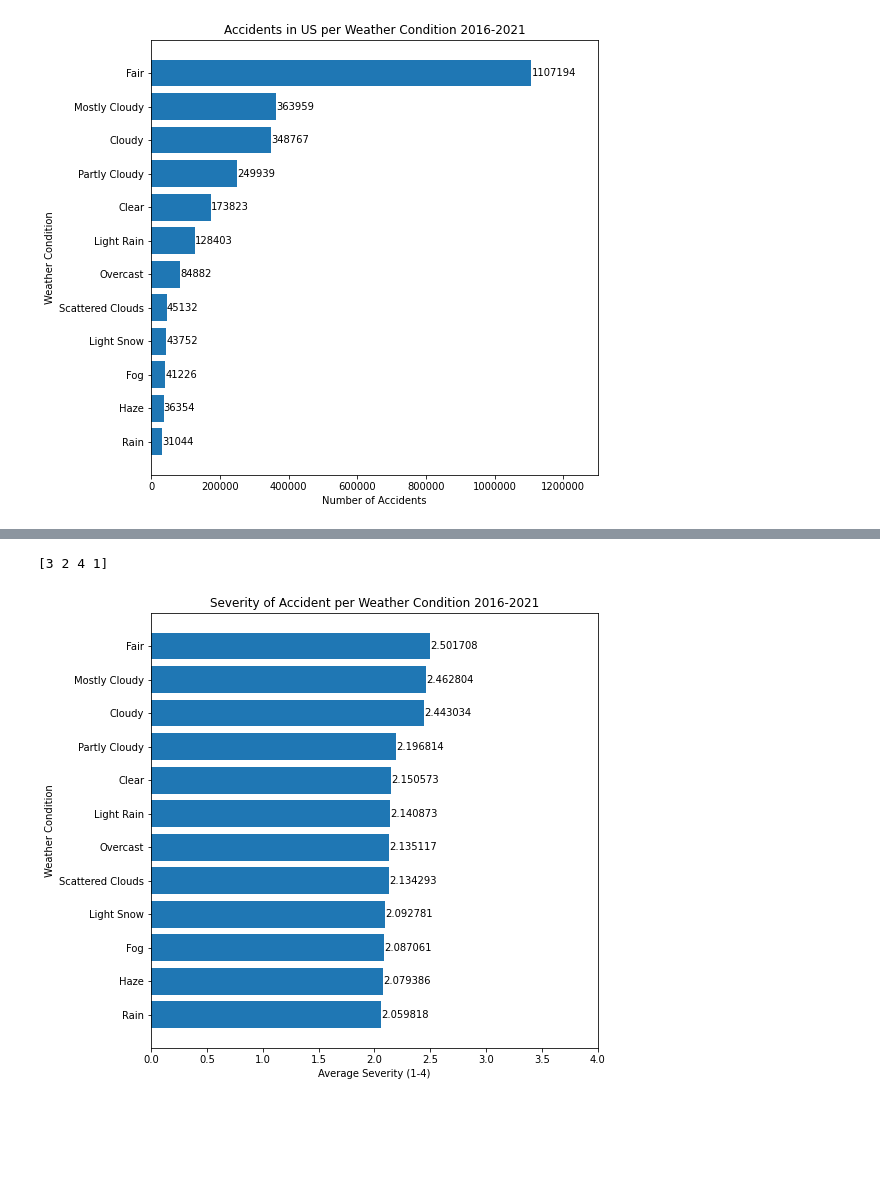
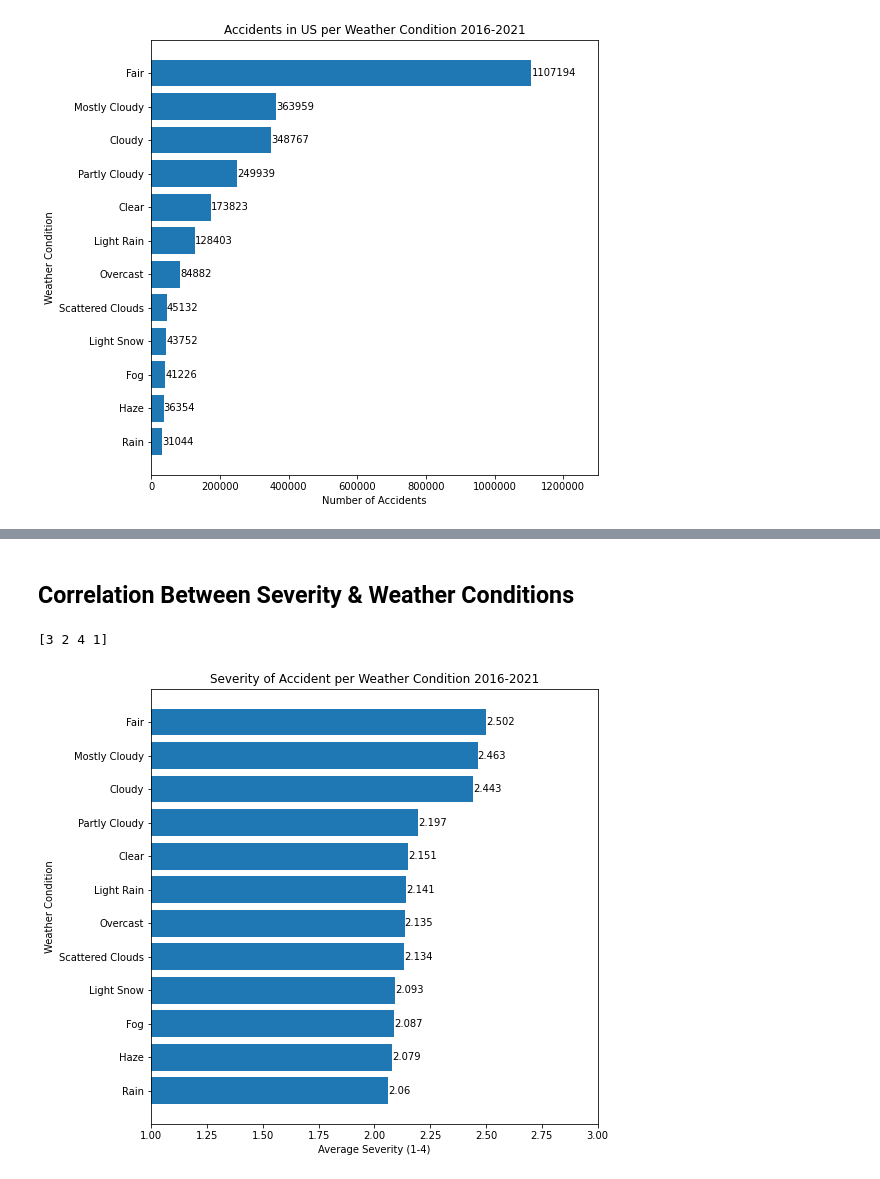
Before and after one commit to KevinWu262/Accidents-Analysis, a Jupyter notebook: Accidents Analysis.ipynb, the cells around one changed output, grey strips where cells are left out. Cells and saved outputs as stored; diff of their text form; code cells hidden in the pictures; blank space fills up the shorter version.

```diff
--- a/Accidents Analysis.ipynb
+++ b/Accidents Analysis.ipynb
@@ -111,3 +116,5 @@ plt.show()
+# %% [markdown]
+## Correlation Between Severity & Weather Conditions
 # %%
 print(df['Severity'].unique())
 # damage severity is rated on a scale of 1-4 on this dataset, not great for indepth analysis
@@ -121,32 +128,32 @@ for i in weather_condition_names:
     temp_df = df.loc[df['Weather_Condition'] == i]
     temp_sum = temp_df['Severity'].sum()
     temp_count = temp_df['Severity'].count()
-    temp_avg = temp_sum/temp_count
+    temp_avg = round(temp_sum/temp_count, 3)
     severity_avgs[i] = temp_avg
 #     print(f'{i} {temp_avg}')
 
 severity_avgs = dict(sorted(severity_avgs.items(), key = lambda x: x[1], reverse=True))
 # print(severity_avgs)
-# %%
-condition = list(severity_avgs.keys())
-severity = list(severity_avgs.values())
-
-ypos = np.arange(len(condition))
-fig, ax = plt.subplots()
-hbars = ax.barh(ypos, severity, align='center')
-
-ax.set_yticks(ypos, labels=weather_condition_names)
-ax.invert_yaxis()
-ax.set_xlabel('Average Severity (1-4)')
-ax.set_ylabel('Weather Condition')
-ax.set_title('Severity of Accident per Weather Condition 2016-2021')
-ax.bar_label(hbars, fmt='%f')
-ax.set_xlim(right=4)
-
-fig.set_figheight(8)
-fig.set_figwidth(8)
-
-plt.ticklabel_format(axis='x', style='plain')
-plt.show()
-# %% [output]
-[figure, removed]
+# %%
+condition = list(severity_avgs.keys())
+severity = list(severity_avgs.values())
+
+ypos = np.arange(len(condition))
+fig, ax = plt.subplots()
+hbars = ax.barh(ypos, severity, align='center')
+
+ax.set_yticks(ypos, labels=weather_condition_names)
+ax.invert_yaxis()
+ax.set_xlabel('Average Severity (1-4)')
+ax.set_ylabel('Weather Condition')
+ax.set_title('Severity of Accident per Weather Condition 2016-2021')
+ax.bar_label(hbars, fmt='%g')
+ax.set_xlim(left=1, right=3)
+
+fig.set_figheight(8)
+fig.set_figwidth(8)
+
+plt.ticklabel_format(axis='x', style='plain')
+plt.show()
+# %% [output]
+[figure, added]
```
Also changed, not shown: parts of 11 cells of this notebook.
